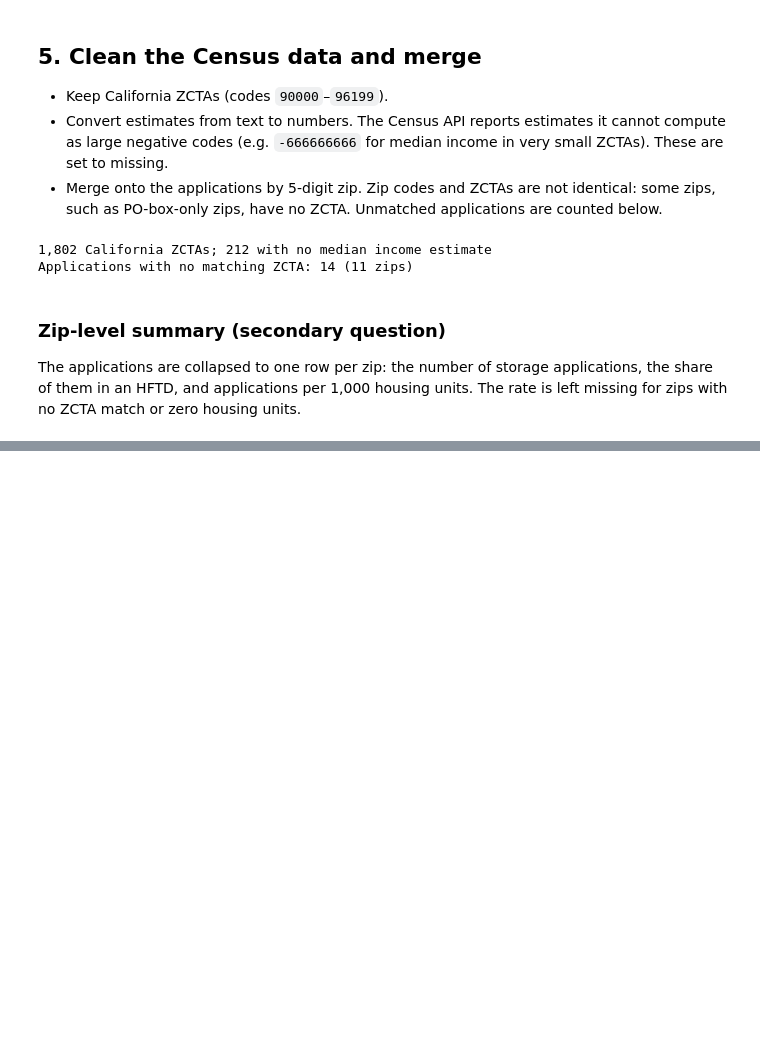
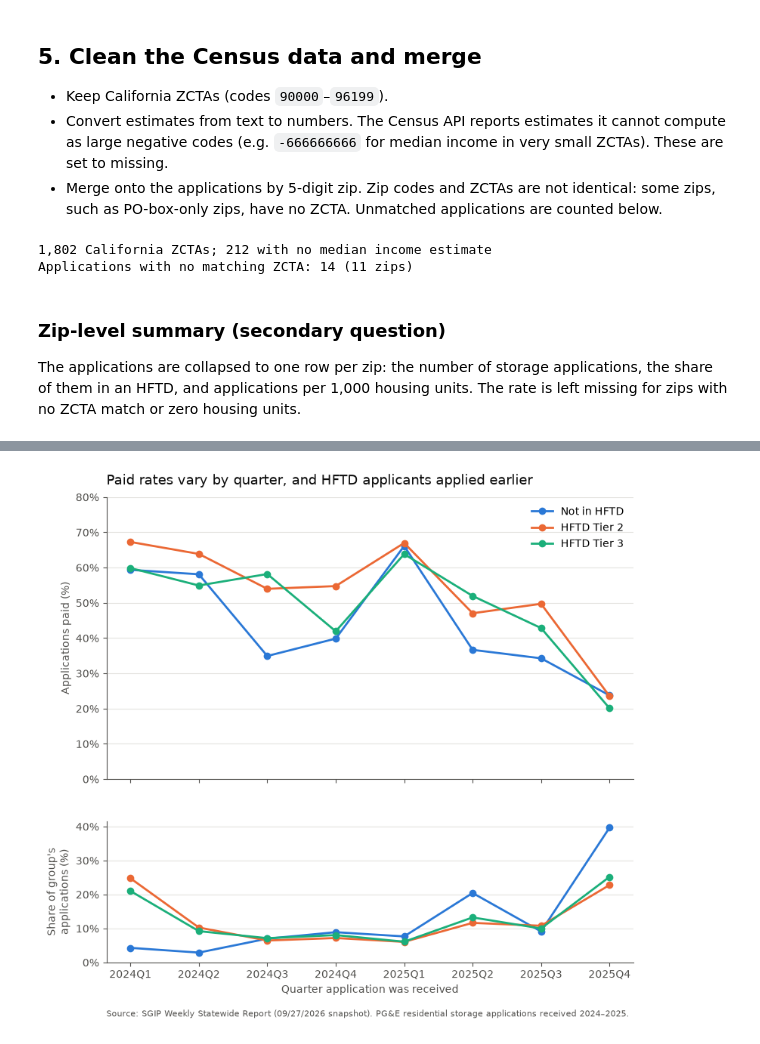
Before and after one commit to EnOnl1ne/sgip-hftd-funding, a Jupyter notebook: sgip_hftd.ipynb, the cells around one changed output, grey strips where cells are left out. Drawn from its saved outputs; the diff is of its cells as text; code cells hidden in the pictures; blank space fills up the shorter version.

```diff
--- a/sgip_hftd.ipynb
+++ b/sgip_hftd.ipynb
@@ -400,0 +505,34 @@ zip_summary.describe().round(2)
+# %%
+quarter_rates = paid_rate_with_ci(applications, ["received_quarter", "hftd_status"])
+# Share of each status's applications that arrived in each quarter
+quarter_rates["share_of_status"] = (
+    quarter_rates["n"] / quarter_rates.groupby("hftd_status")["n"].transform("sum")
+)
+quarters = sorted(applications["received_quarter"].unique())
+
+# sharex=True: both panels use the same quarter axis; height_ratios: top panel twice as tall
+fig, (ax_rate, ax_share) = plt.subplots(
+    2, 1, figsize=(9, 8), sharex=True, gridspec_kw={"height_ratios": [2, 1]}
+)
+for status, color in HFTD_COLORS.items():
+    rows = quarter_rates[quarter_rates["hftd_status"] == status].set_index("received_quarter").reindex(quarters)
+    # linewidth/markersize in points; zorder=3 draws lines above the gridlines
+    ax_rate.plot(quarters, rows["paid_rate"], color=color, linewidth=2,
+                 marker="o", markersize=6, label=HFTD_LABELS[status], zorder=3)
+    ax_share.plot(quarters, rows["share_of_status"], color=color, linewidth=2,
+                  marker="o", markersize=6, label=HFTD_LABELS[status], zorder=3)
+
+ax_rate.yaxis.set_major_formatter(PercentFormatter(xmax=1))
+ax_rate.set_ylim(0, 0.8)
+ax_rate.legend(frameon=False, loc="upper right")
+# source=None: the source note goes under the bottom panel only
+style_axes(ax_rate, "Paid rates vary by quarter, and HFTD applicants applied earlier",
+           "", "Applications paid (%)", source=None)
+
+ax_share.yaxis.set_major_formatter(PercentFormatter(xmax=1, decimals=0))
+ax_share.set_ylim(0, None)
+style_axes(ax_share, "", "Quarter application was received",
+           "Share of group's\napplications (%)", SGIP_SOURCE)
+plt.show()
+# %% [output]
+[figure, added]
```
Also changed, not shown: parts of 9 cells of this notebook.
